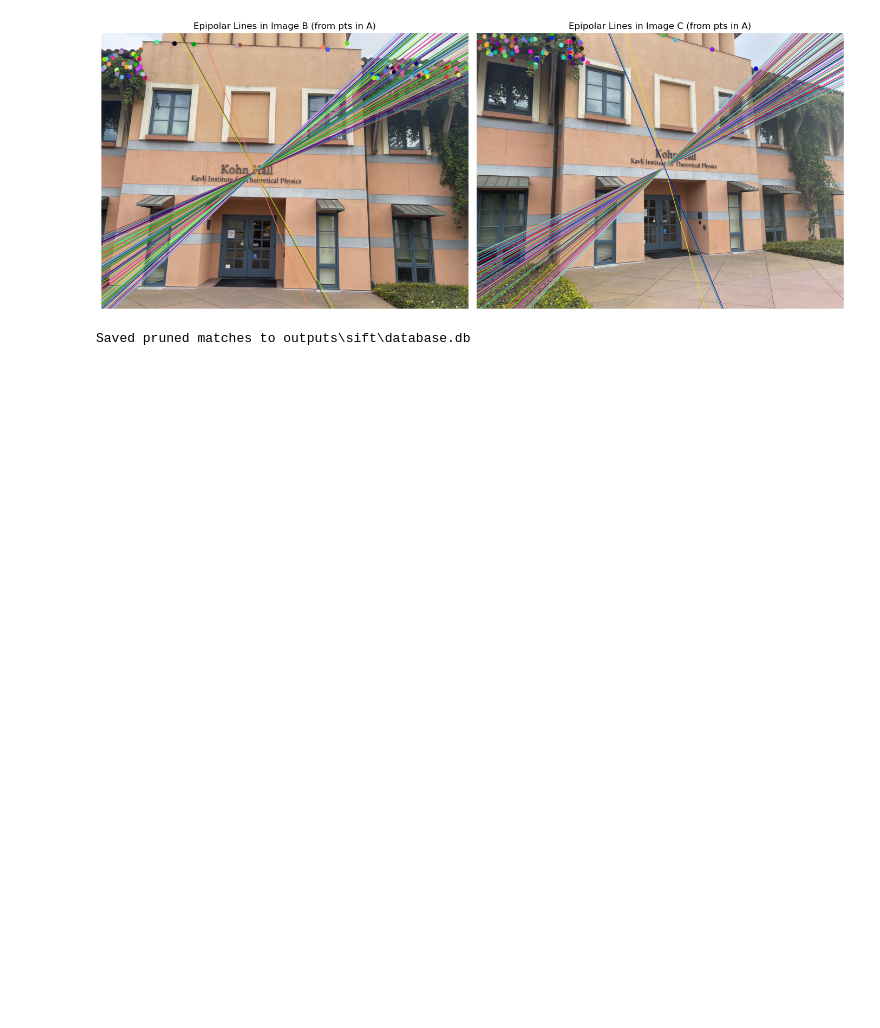
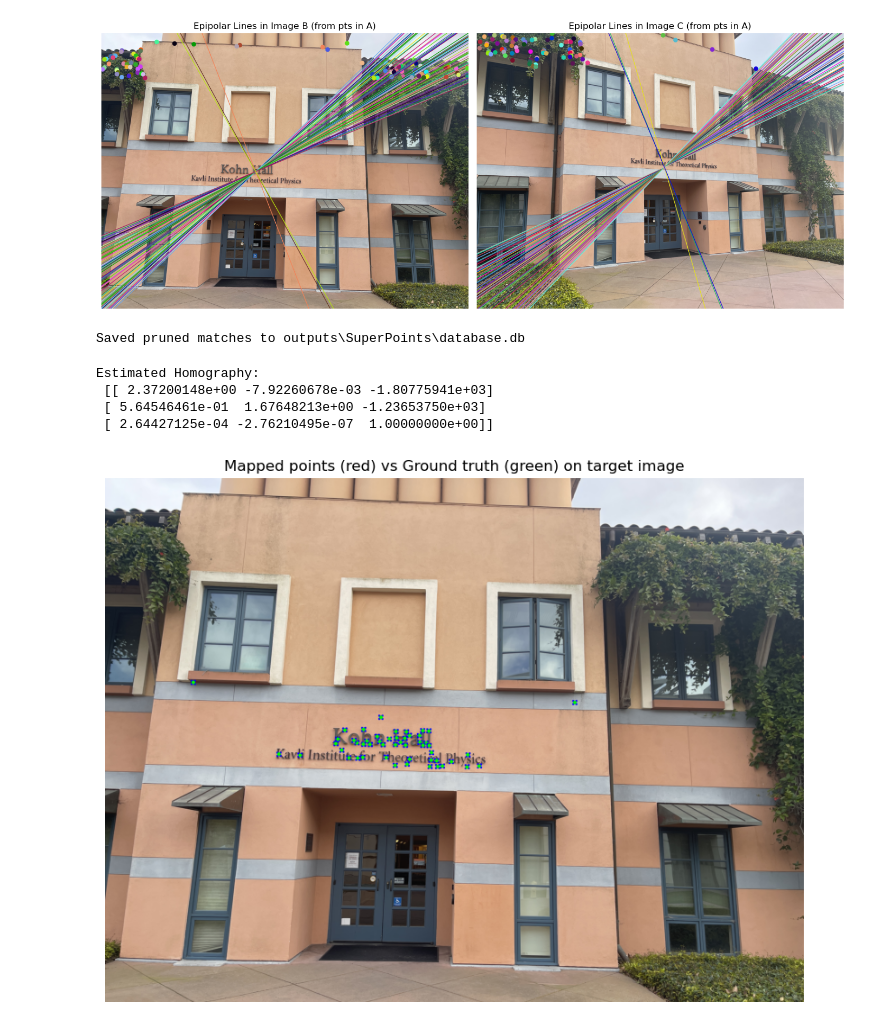
Before and after one commit to Wayne0758/Computer-Vision, a Jupyter notebook: milestone2/m2.ipynb, the cells around one changed output. Saved outputs shown, nothing was run; the diff lists cells and outputs as text; code cells hidden in the pictures; blank space fills up the shorter version.

Commit message:
update database

```diff
--- a/milestone2/m2.ipynb
+++ b/milestone2/m2.ipynb
@@ -212,9 +212,52 @@ m1.draw_epipolar_lines(img_1, img_2, img_3, kpts1[:100], kpts2[:100], kpts3[:100
 from build_database import build_database
 
 build_database(
-    features_h5_path="outputs/sift/features.h5",
-    matches_h5_path="outputs/sift/matches.h5",
-    output_db_path="outputs/sift/database.db"
+    features_h5_path="outputs/SuperPoints/features.h5",
+    matches_h5_path="outputs/SuperPoints/matches.h5",
+    output_db_path="outputs/SuperPoints/database.db"
 )
 # %% [output]
-Saved pruned matches to outputs\sift\database.db
+Saved pruned matches to outputs\SuperPoints\database.db
+# %%
+import cv2
+import numpy as np
+import matplotlib.pyplot as plt
+
+def draw_homography_projection(img1, img2, pts1, pts2):
+    """
+    Estimate H using RANSAC, warp pts1 using H and draw them on img2 with pts2.
+    """
+    # Step 1: Estimate H with RANSAC
+    H, mask = cv2.findHomography(pts1, pts2, method=cv2.RANSAC, ransacReprojThreshold=3.0)
+    print("Estimated Homography:\n", H)
+    inliers1 = pts1[mask.ravel() == 1]
+    inliers2 = pts2[mask.ravel() == 1]
+
+    # Step 2: Project pts1 into img2 using H
+    pts1_homo = np.hstack([inliers1, np.ones((inliers1.shape[0], 1))])  # Nx3
+    projected_pts = (H @ pts1_homo.T).T  # Nx3
+    projected_pts /= projected_pts[:, 2:]  # Normalize
+    projected_pts = projected_pts[:, :2]
+
+    # Step 3: Draw projected points vs ground truth points on img2
+    img2_vis = img2.copy()
+    for pt_proj, pt_gt in zip(projected_pts, inliers2):
+        # projected: red cross
+        cv2.drawMarker(img2_vis, tuple(np.round(pt_proj).astype(int)), (255, 0, 0), markerType=cv2.MARKER_TILTED_CROSS, thickness=10)
+        # ground truth: green dot
+        cv2.circle(img2_vis, tuple(np.round(pt_gt).astype(int)), radius=10, color=(0, 255, 0), thickness=-1)
+
+    # Step 4: Show
+    plt.figure(figsize=(10, 8))
+    plt.title("Mapped points (red) vs Ground truth (green) on target image")
+    plt.imshow(cv2.cvtColor(img2_vis, cv2.COLOR_BGR2RGB))
+    plt.axis('off')
+    plt.show()
+# %%
+draw_homography_projection(img_1, img_2, matched12_kpts1, matched12_kpts2)
+# %% [output]
+Estimated Homography:
+ [[ 2.37200148e+00 -7.92260678e-03 -1.80775941e+03]
+ [ 5.64546461e-01  1.67648213e+00 -1.23653750e+03]
+ [ 2.64427125e-04 -2.76210495e-07  1.00000000e+00]]
+[figure, added]
```
Also changed, not shown: 3 other files.
